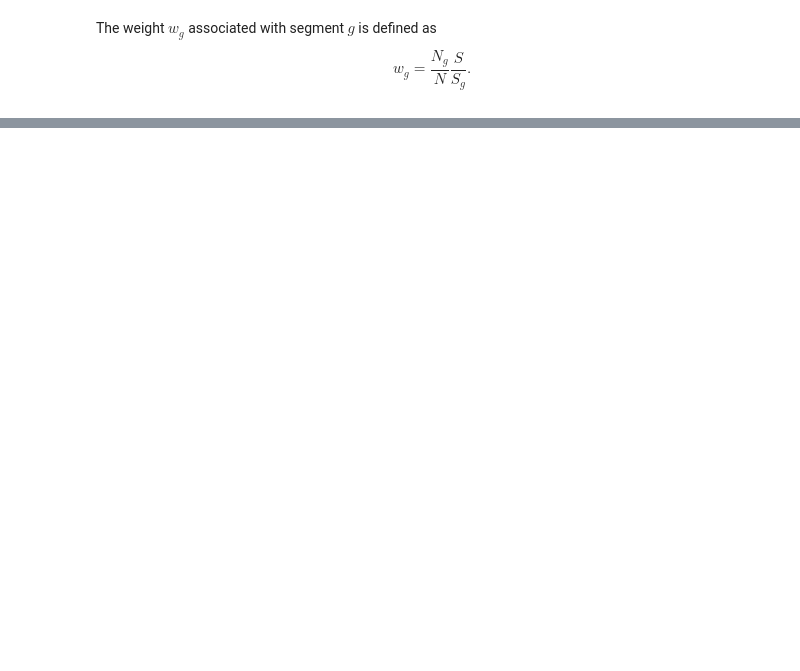
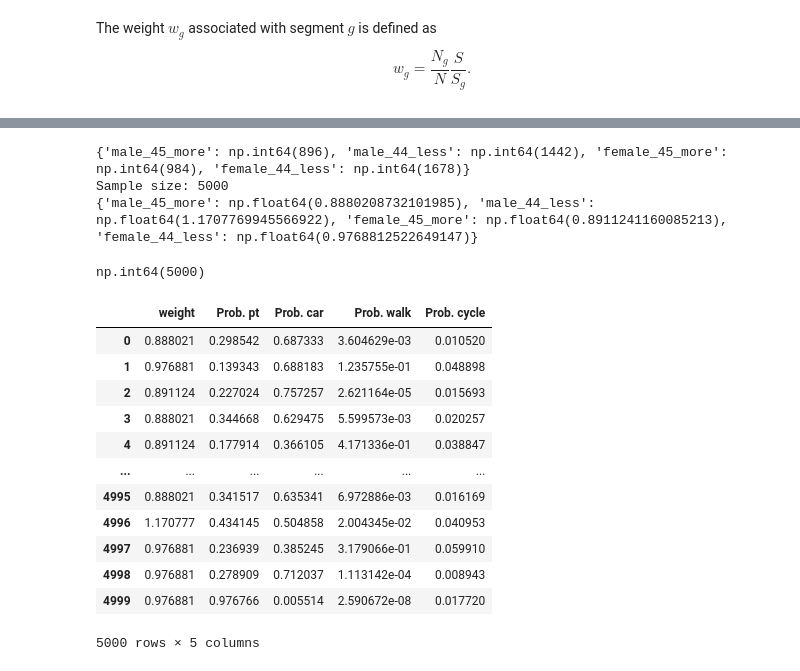
Before and after one commit to jayati-17/Discrete_choice_modelling, a Jupyter notebook: Models.ipynb, the cells around one changed output, grey strips where cells are left out. Cells and saved outputs as stored; diff of their text form; code cells hidden in the pictures; blank space fills up the shorter version.

```diff
--- a/Models.ipynb
+++ b/Models.ipynb
@@ -807,0 +669,79 @@ BiogemeError: Incomplete dict. The value of ASC_CYCLE_AGE is not provided.
+# %%
+sample_segments = {
+    segment_name: segment_rows.sum() for segment_name, segment_rows in filters.items()
+}
+print(sample_segments)
+
+total_sample = sum(sample_segments.values())
+print(f'Sample size: {total_sample}')
+
+weights = {
+    segment_name: populations[segment_name] * total_sample / (segment_size * total_pop)
+    for segment_name, segment_size in sample_segments.items()
+}
+print(weights)
+# %% [output]
+{'male_45_more': np.int64(896), 'male_44_less': np.int64(1442), 'female_45_more': np.int64(984), 'female_44_less': np.int64(1678)}
+Sample size: 5000
+{'male_45_more': np.float64(0.8880208732101985), 'male_44_less': np.float64(1.1707769945566922), 'female_45_more': np.float64(0.8911241160085213), 'female_44_less': np.float64(0.9768812522649147)}
+# %%
+total_sample = sum(sample_segments.values())
+total_sample
+# %% [output]
+np.int64(5000)
+# %%
+from biogeme import models
+
+for segment_name, segment_rows in filters.items():
+    df.loc[segment_rows, 'weight'] = weights[segment_name]
+
+
+prob_walk = models.nested(V, None, nests, 1)
+prob_cycle = models.nested(V, None, nests, 2)
+prob_pt = models.nested(V, None, nests, 3)
+prob_car = models.nested(V, None, nests, 4)
+
+
+weight = Variable('weight')
+simulate = {
+    'weight': weight,
+    'Prob. pt': prob_pt,
+    'Prob. car': prob_car,
+    'Prob. walk': prob_walk,
+    'Prob. cycle': prob_cycle,
+}
+
+database = db.Database('london', df)
+# %%
+
+biosim = BIOGEME(database, simulate)
+simulated_values = biosim.simulate(results_model_4.get_beta_values())
+display(simulated_values)
+
+simulated_values['Weighted pt'] = (
+    simulated_values['weight'] * simulated_values['Prob. pt']
+)
+simulated_values['Weighted car'] = (
+    simulated_values['weight'] * simulated_values['Prob. car']
+)
+
+simulated_values['Weighted walk'] = (
+    simulated_values['weight'] * simulated_values['Prob. walk']
+)
+simulated_values['Weighted cycle'] = (
+    simulated_values['weight'] * simulated_values['Prob. cycle']
+)
+# %% [output]
+|  | weight | Prob. pt | Prob. car | Prob. walk | Prob. cycle |
+| 0 | 0.888021 | 0.298542 | 0.687333 | 3.604629e-03 | 0.010520 |
+| 1 | 0.976881 | 0.139343 | 0.688183 | 1.235755e-01 | 0.048898 |
+| 2 | 0.891124 | 0.227024 | 0.757257 | 2.621164e-05 | 0.015693 |
+| 3 | 0.888021 | 0.344668 | 0.629475 | 5.599573e-03 | 0.020257 |
+| 4 | 0.891124 | 0.177914 | 0.366105 | 4.171336e-01 | 0.038847 |
+| ... | ... | ... | ... | ... | ... |
+| 4995 | 0.888021 | 0.341517 | 0.635341 | 6.972886e-03 | 0.016169 |
+| 4996 | 1.170777 | 0.434145 | 0.504858 | 2.004345e-02 | 0.040953 |
+| 4997 | 0.976881 | 0.236939 | 0.385245 | 3.179066e-01 | 0.059910 |
+| 4998 | 0.976881 | 0.278909 | 0.712037 | 1.113142e-04 | 0.008943 |
+| 4999 | 0.976881 | 0.976766 | 0.005514 | 2.590672e-08 | 0.017720 |
+5000 rows × 5 columns
```
Also changed, not shown: parts of 15 cells of this notebook.
